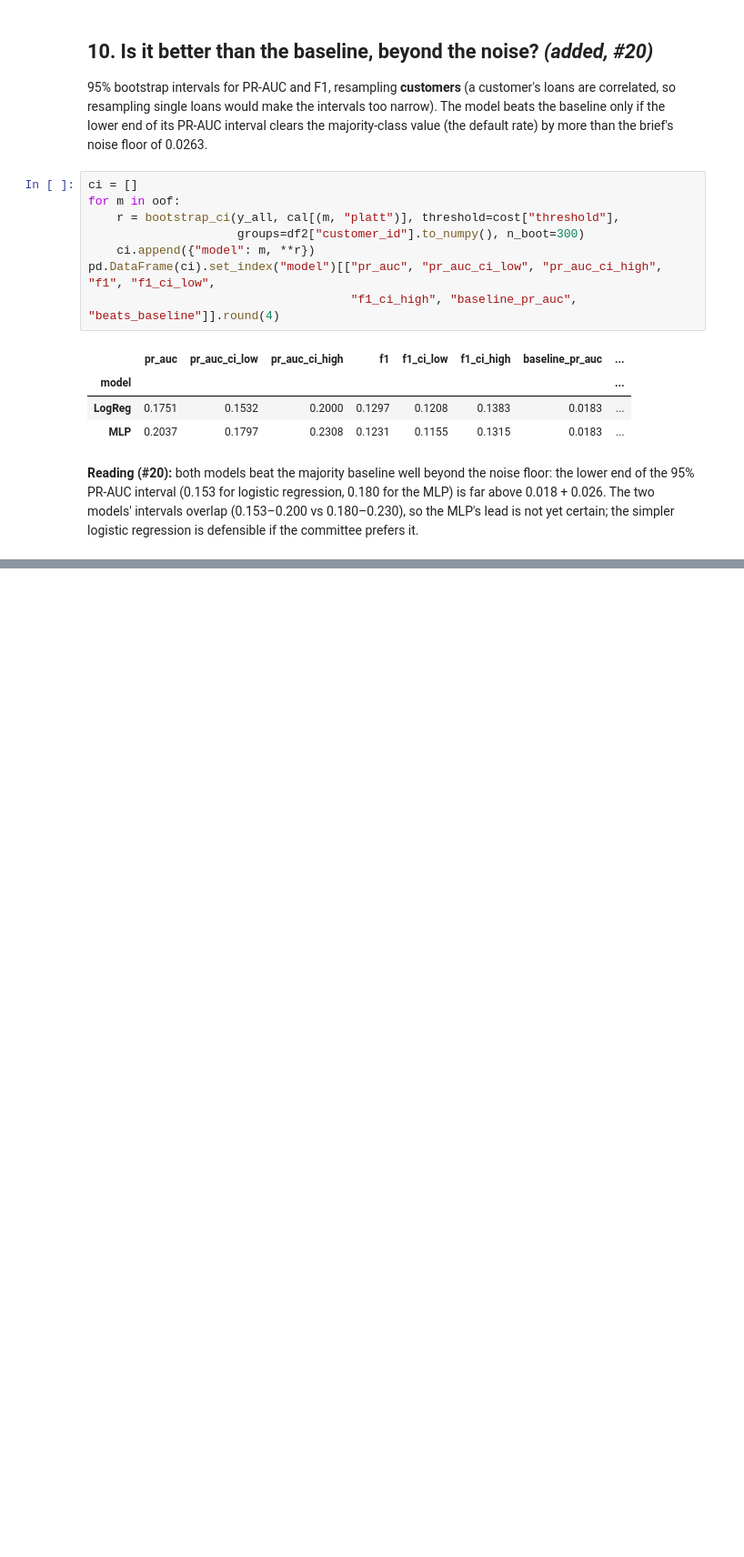
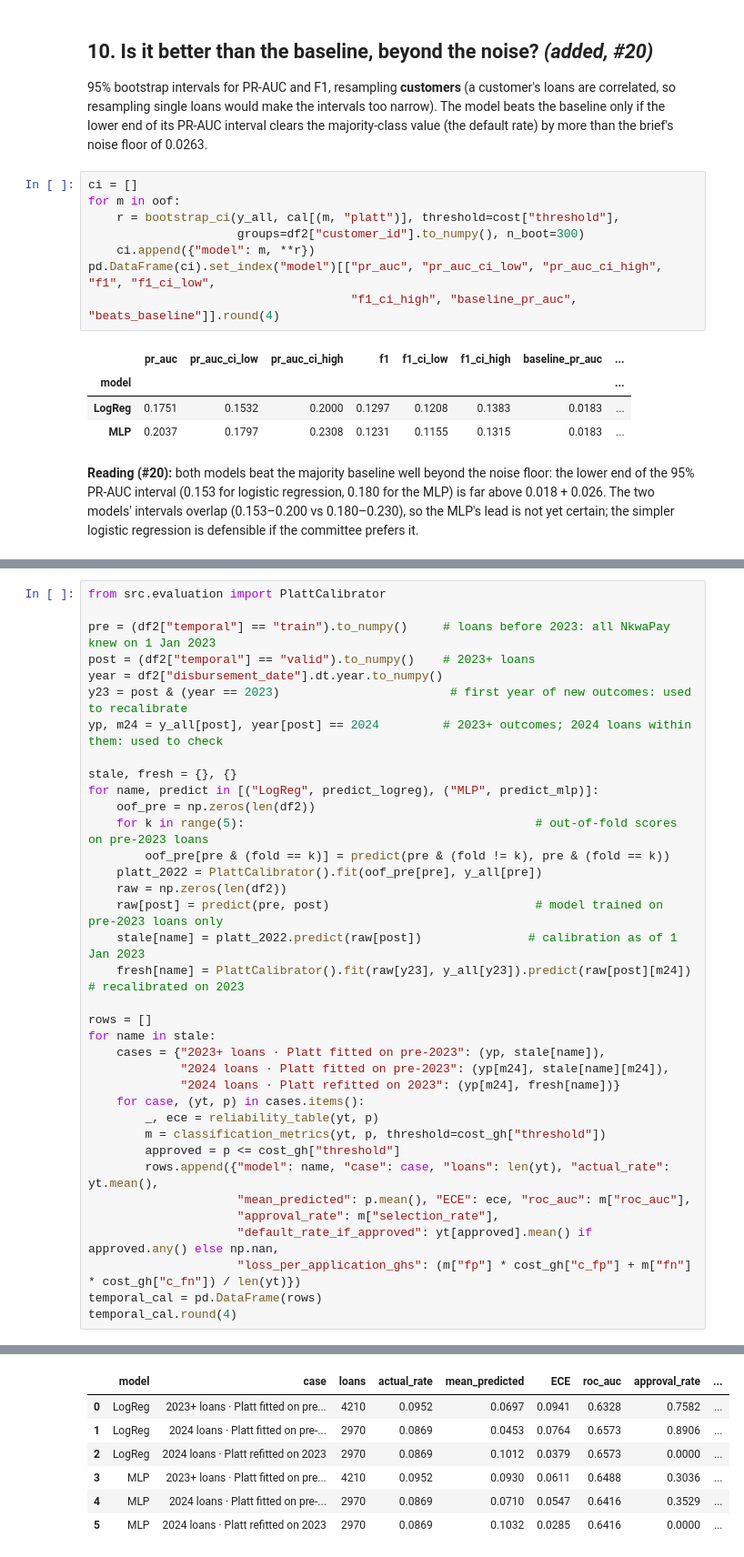
Before and after one commit to ASU-MICS-2028/mle-group-2-prosit-2, a Jupyter notebook: notebooks/02_classification.ipynb, the cells around one changed output, grey strips where cells are left out. Shown at 91% size. Saved outputs shown, nothing was run; the diff lists cells and outputs as text; blank space fills up the shorter version.

```diff
--- a/notebooks/02_classification.ipynb
+++ b/notebooks/02_classification.ipynb
@@ -696,0 +704,37 @@ pd.DataFrame(ci).set_index("model")[["pr_auc", "pr_auc_ci_low", "pr_auc_ci_high"
+# %%
+from src.evaluation import PlattCalibrator
+
+pre = (df2["temporal"] == "train").to_numpy()     # loans before 2023: all NkwaPay knew on 1 Jan 2023
+post = (df2["temporal"] == "valid").to_numpy()    # 2023+ loans
+year = df2["disbursement_date"].dt.year.to_numpy()
+y23 = post & (year == 2023)                        # first year of new outcomes: used to recalibrate
+yp, m24 = y_all[post], year[post] == 2024         # 2023+ outcomes; 2024 loans within them: used to check
+
+stale, fresh = {}, {}
+for name, predict in [("LogReg", predict_logreg), ("MLP", predict_mlp)]:
+    oof_pre = np.zeros(len(df2))
+    for k in range(5):                                         # out-of-fold scores on pre-2023 loans
+        oof_pre[pre & (fold == k)] = predict(pre & (fold != k), pre & (fold == k))
+    platt_2022 = PlattCalibrator().fit(oof_pre[pre], y_all[pre])
+    raw = np.zeros(len(df2))
+    raw[post] = predict(pre, post)                             # model trained on pre-2023 loans only
+    stale[name] = platt_2022.predict(raw[post])               # calibration as of 1 Jan 2023
+    fresh[name] = PlattCalibrator().fit(raw[y23], y_all[y23]).predict(raw[post][m24])   # recalibrated on 2023
+
+rows = []
+for name in stale:
+    cases = {"2023+ loans · Platt fitted on pre-2023": (yp, stale[name]),
+             "2024 loans · Platt fitted on pre-2023": (yp[m24], stale[name][m24]),
+             "2024 loans · Platt refitted on 2023": (yp[m24], fresh[name])}
+    for case, (yt, p) in cases.items():
+        _, ece = reliability_table(yt, p)
+        m = classification_metrics(yt, p, threshold=cost_gh["threshold"])
+        approved = p <= cost_gh["threshold"]
+        rows.append({"model": name, "case": case, "loans": len(yt), "actual_rate": yt.mean(),
+                     "mean_predicted": p.mean(), "ECE": ece, "roc_auc": m["roc_auc"],
+                     "approval_rate": m["selection_rate"],
+                     "default_rate_if_approved": yt[approved].mean() if approved.any() else np.nan,
+                     "loss_per_application_ghs": (m["fp"] * cost_gh["c_fp"] + m["fn"] * cost_gh["c_fn"]) / len(yt)})
+temporal_cal = pd.DataFrame(rows)
+temporal_cal.round(4)
+# %% [output]
@@ -696,0 +758,7 @@ pd.DataFrame(ci).set_index("model")[["pr_auc", "pr_auc_ci_low", "pr_auc_ci_high"
+|  | model | case | loans | actual_rate | mean_predicted | ECE | roc_auc | approval_rate | ... |
+| 0 | LogReg | 2023+ loans · Platt fitted on pre... | 4210 | 0.0952 | 0.0697 | 0.0941 | 0.6328 | 0.7582 | ... |
+| 1 | LogReg | 2024 loans · Platt fitted on pre-... | 2970 | 0.0869 | 0.0453 | 0.0764 | 0.6573 | 0.8906 | ... |
+| 2 | LogReg | 2024 loans · Platt refitted on 2023 | 2970 | 0.0869 | 0.1012 | 0.0379 | 0.6573 | 0.0000 | ... |
+| 3 | MLP | 2023+ loans · Platt fitted on pre... | 4210 | 0.0952 | 0.0930 | 0.0611 | 0.6488 | 0.3036 | ... |
+| 4 | MLP | 2024 loans · Platt fitted on pre-... | 2970 | 0.0869 | 0.0710 | 0.0547 | 0.6416 | 0.3529 | ... |
+| 5 | MLP | 2024 loans · Platt refitted on 2023 | 2970 | 0.0869 | 0.1032 | 0.0285 | 0.6416 | 0.0000 | ... |
```
Also changed, not shown: parts of 5 cells of this notebook, 7 other files.
